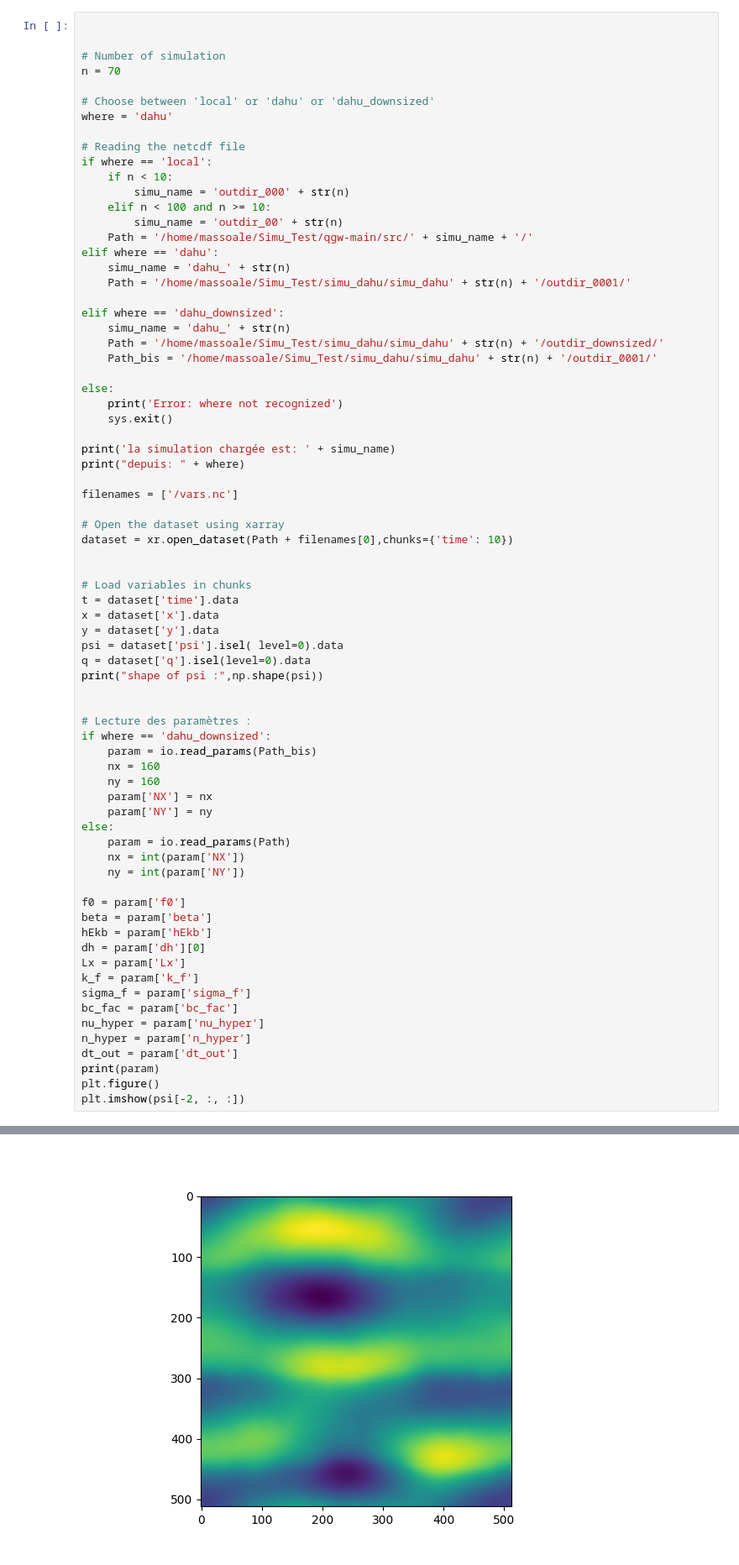
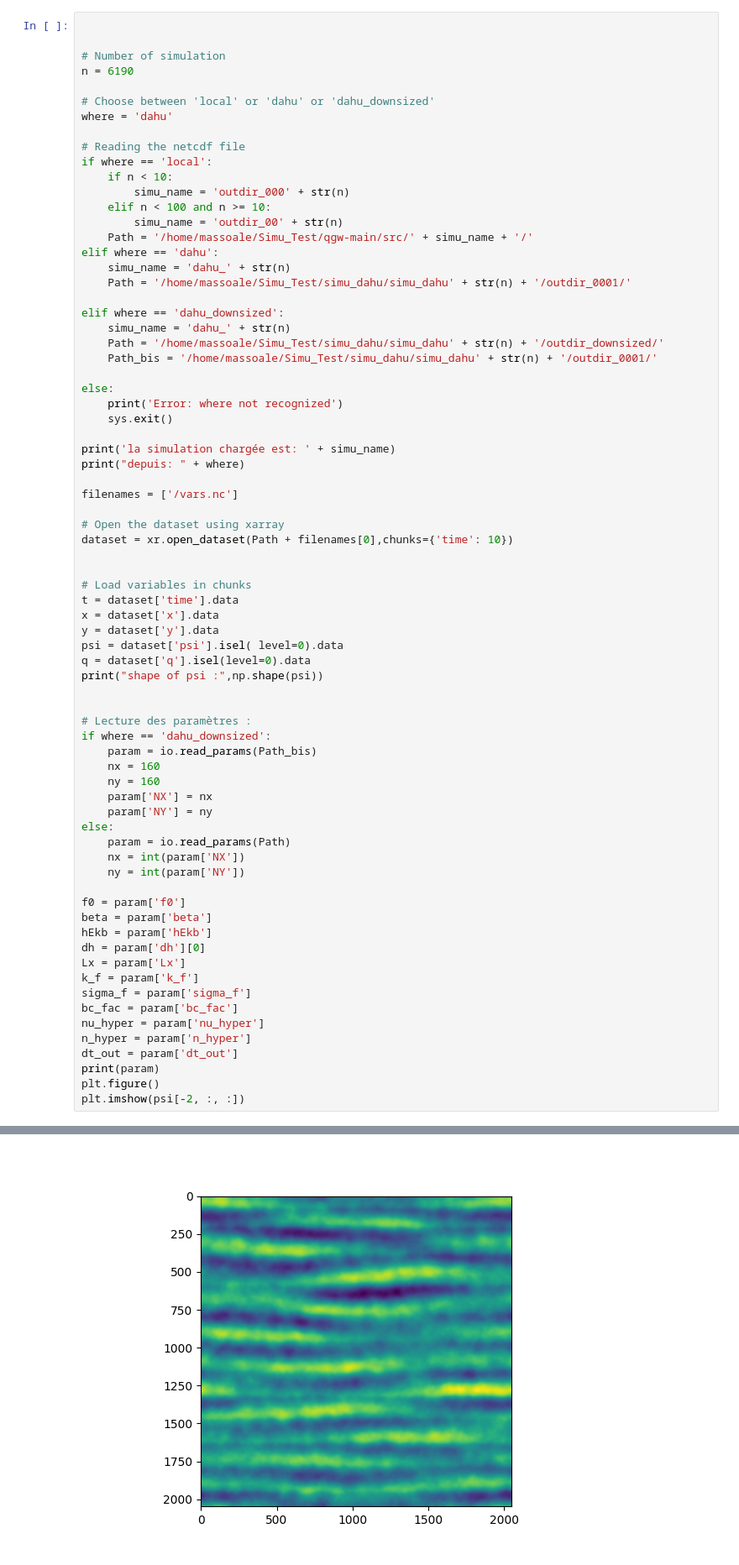
Before and after one commit to LennardMiller/Stage_M2, a Jupyter notebook: Fofonoff_and_Jets.ipynb, the cells around one changed output, grey strips where cells are left out. Shown at 84% size. Cells and saved outputs as stored; diff of their text form.

```diff
--- a/Fofonoff_and_Jets.ipynb
+++ b/Fofonoff_and_Jets.ipynb
@@ -77,7 +77,7 @@ from joblib import Parallel, delayed
 
 
 # Number of simulation
-n = 70
+n = 6190
 
 # Choose between 'local' or 'dahu' or 'dahu_downsized'
 where = 'dahu'
@@ -154,3 +154,3 @@ shape of psi : (1604, 512, 512)
 <matplotlib.image.AxesImage at 0x...>
-[figure, old version]
+[figure, new version]
 # %%
```
Also changed, not shown: parts of 5 cells of this notebook, 50 other files.
